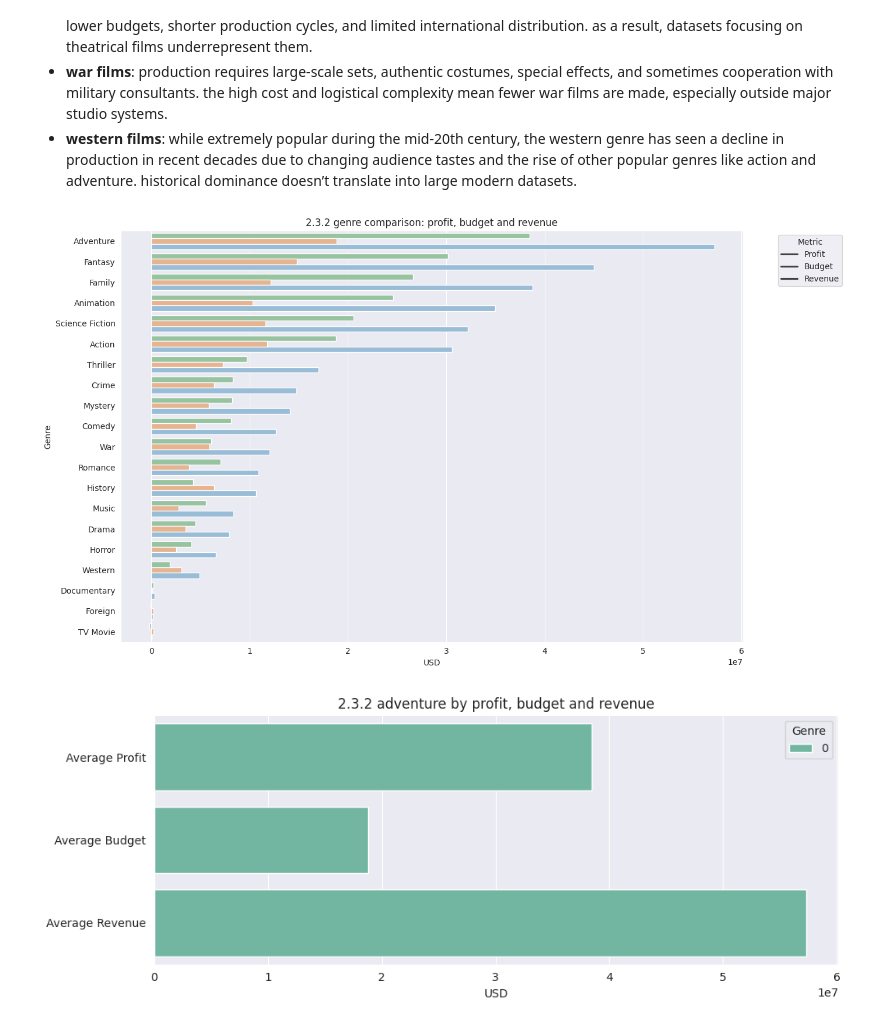
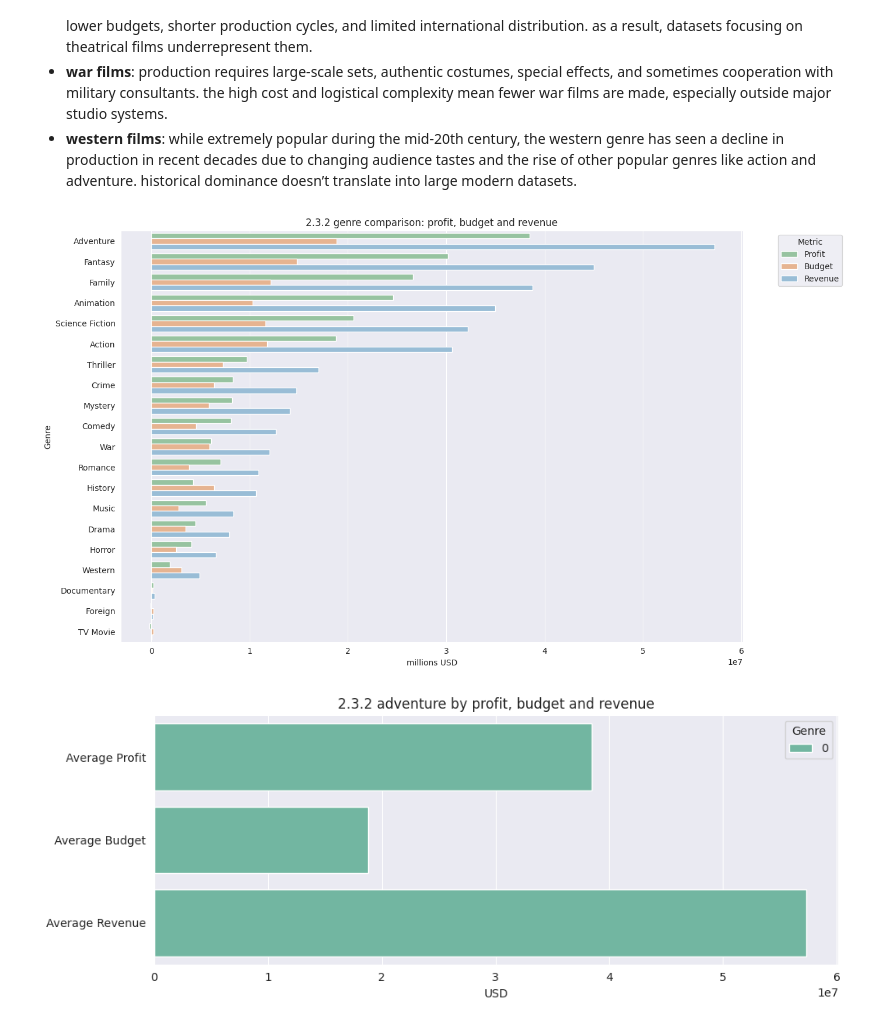
Before and after one commit to keithhown/pythonproject, a Jupyter notebook: notebooks/anatomy_of_a_blockbuster.ipynb, the cells around one changed output. Cells and saved outputs as stored; diff of their text form; code cells hidden in the pictures.

```diff
--- a/notebooks/anatomy_of_a_blockbuster.ipynb
+++ b/notebooks/anatomy_of_a_blockbuster.ipynb
@@ -318,42 +319,42 @@ in the top 3 least represented genres in our dataset, we find tv movies, war, an
 # %%
 #2.3.2 GENRE COMPARISON
 genre_stats = df.explode('genre_names').groupby('genre_names').agg(
     avg_profit=('profit', 'mean'),
     avg_budget=('budget', 'mean'),
     avg_revenue=('revenue', 'mean')
 ).sort_values('avg_revenue', ascending=False).reset_index()
 genre_long = genre_stats.melt(
     id_vars='genre_names',
     value_vars=['avg_profit', 'avg_budget', 'avg_revenue'],
     var_name='Metric',
     value_name='Value'
 )
-pastel_palette = {
+#palette colors
+metric_colors = {
     "avg_profit": "#8FCB9B",   #green
     "avg_budget": "#F4B183",   #orange
     "avg_revenue": "#8FBFE0"   #blue
 }
 plt.figure(figsize=(14,8))
-sns.barplot(
+bars = sns.barplot(
     x='Value',
     y='genre_names',
     hue='Metric',
     data=genre_long,
-    palette=pastel_palette
+    palette=metric_colors
 )
+plt.xlabel("millions USD")
+plt.ylabel("Genre")
 plt.title("2.3.2 genre comparison: profit, budget and revenue")
-plt.xlabel("USD")
-plt.ylabel("Genre")
-plt.legend(
-    title="Metric",
-    labels=["Profit", "Budget", "Revenue"],
-    bbox_to_anchor=(1.05, 1),
-    loc='upper left'
-)
+# custom legend with matching colors
+handles, labels = bars.get_legend_handles_labels()
+plt.legend(handles=handles, labels=["Profit", "Budget", "Revenue"],
+           title="Metric", bbox_to_anchor=(1.05, 1), loc='upper left')
+
 plt.tight_layout()
 plt.show()
 # %% [output]
-[figure, old version]
+[figure, new version]
 # %%
 #2.3.3 MOST PROFITABLE GENRE (adventure)
 #create a summary dataframe for profitability, budget, and revenue per genre
```
Also changed, not shown: parts of 6 cells of this notebook, 1 other file.
